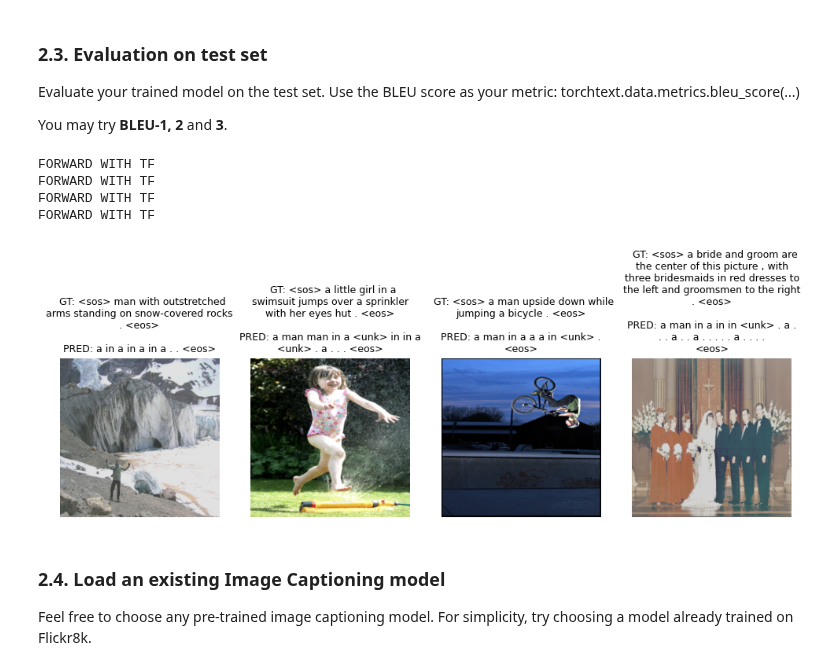
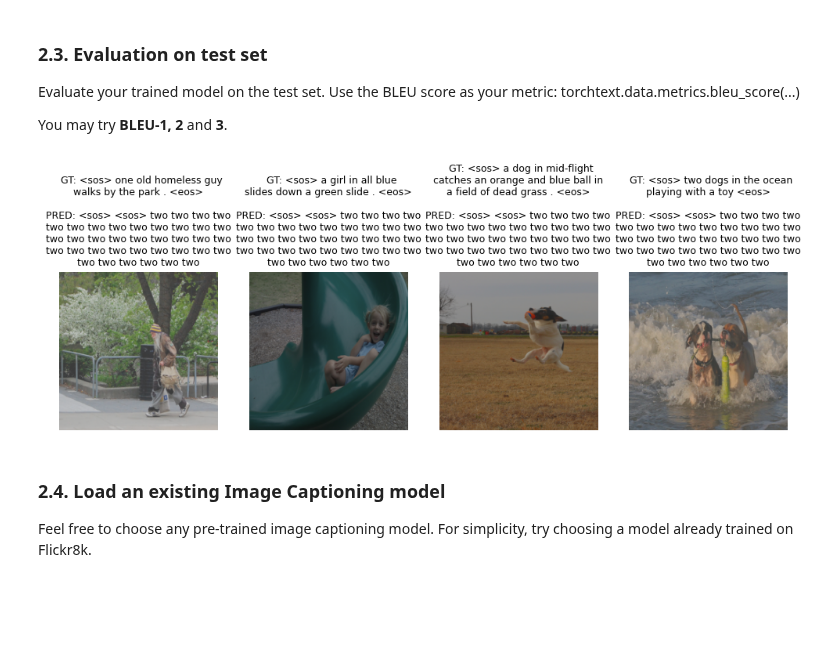
Before and after one commit to liviuflo/dnd-assignment2, a Jupyter notebook: DND_Assignment_2_24_25_1.ipynb, the cells around one changed output. Cells and saved outputs as stored; diff of their text form; code cells hidden in the pictures; blank space fills up the shorter version.

```diff
--- a/DND_Assignment_2_24_25_1.ipynb
+++ b/DND_Assignment_2_24_25_1.ipynb
@@ -1113,39 +1107,35 @@ def predict_on_dataset(model: ImageCaptioningModel, ds, wanted_images):
             image_tensor, gt_caption, _ = ds[sample_id]
 
             images = image_tensor.unsqueeze(0)
             gt_captions = gt_caption.unsqueeze(0)
 
             preds, captions, _ = model.forward(
-                images.to(device), gt_captions.to(device)
+                images.to(device),  # gt_captions.to(device)
             )
 
             pred_caption = decode_caption(captions[0], VOCAB)
 
             image = denormalize(image_tensor).numpy()
             image = np.transpose(image, (1, 2, 0))
             image[image > 1] = 1
 
             text_gt = "  GT: " + decode_caption(gt_caption, ds.vocab)
             wrapped_text_gt = "\n".join(wrap(text_gt, width=35))
 
             text_pred = "PRED: " + pred_caption
             wrapped_text_pred = "\n".join(wrap(text_pred, width=35))
 
             title = wrapped_text_gt + "\n\n" + wrapped_text_pred
 
             axs[i].imshow(image)
             axs[i].axis("off")
             axs[i].set_title(title, fontsize=9)
 
 
 predict_on_dataset(model, train_dataset, wanted_images=4)
 # predict_on_dataset(model, test_dataset, wanted_images=4)
 # %% [output]
-FORWARD WITH TF
-FORWARD WITH TF
-FORWARD WITH TF
-FORWARD WITH TF
-[figure, old version]
+[figure, new version]
 # %% [markdown]
 ### 2.4. Load an existing Image Captioning model
 
```
Also changed, not shown: parts of 2 cells of this notebook.
